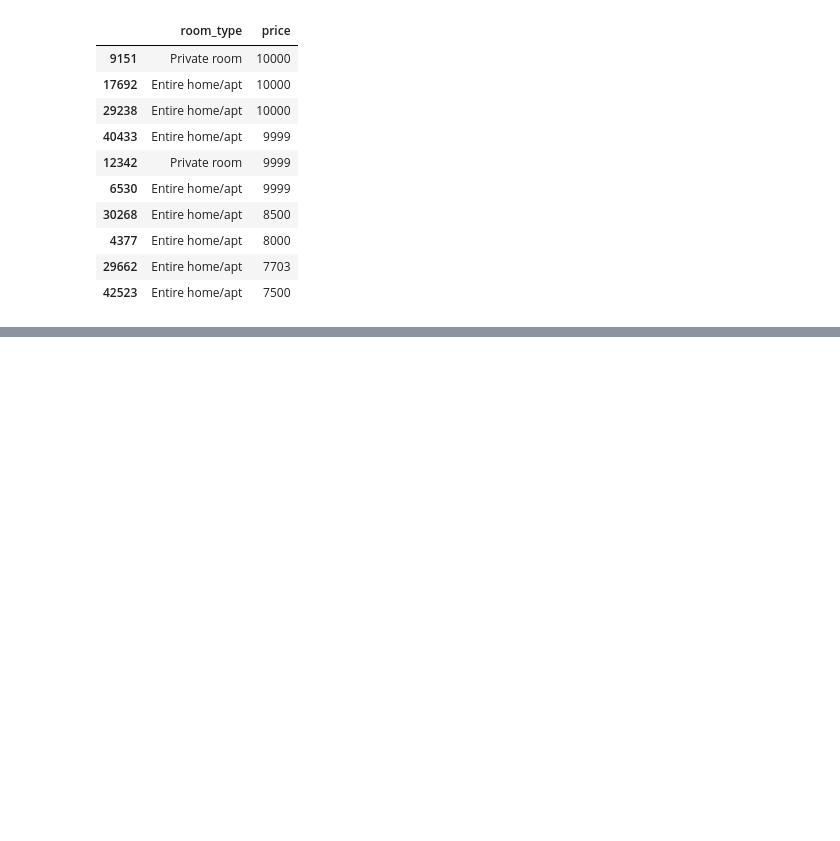
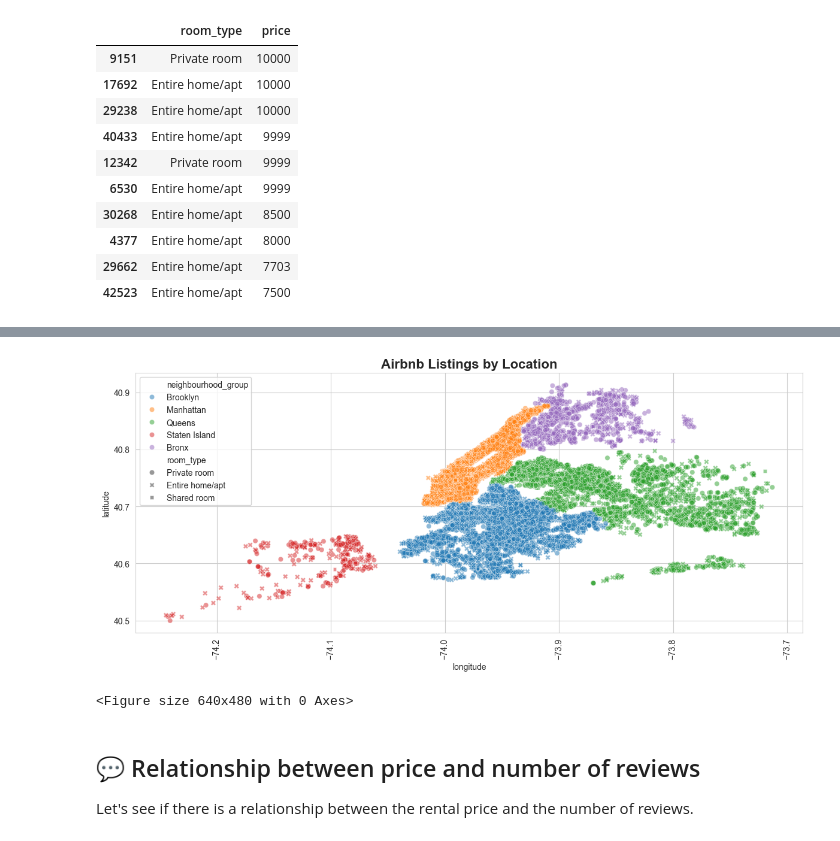
Before and after one commit to SuperYanka/airbnb-data-analysis, a Jupyter notebook: notebooks/EDA.ipynb, the cells around one changed output, grey strips where cells are left out. Cells and saved outputs as stored; diff of their text form; code cells hidden in the pictures; blank space fills up the shorter version.

```diff
--- a/notebooks/EDA.ipynb
+++ b/notebooks/EDA.ipynb
@@ -124,0 +184,15 @@ Passing `palette` without assigning `hue` is deprecated and will be removed in v
+# %%
+plt.figure(figsize=(12, 6))
+sns.scatterplot(x='longitude', y='latitude', hue='neighbourhood_group', style='room_type', data=data, alpha=0.5)
+plt.xticks(rotation=90)
+plt.title('Airbnb Listings by Location' , fontsize=16, fontweight='bold')
+plt.tight_layout(rect=[0, 0.03, 1, 0.95])
+plt.show()
+plt.savefig('../plots/airbnb_location_scatter.png')
+# %% [output]
+[figure, added]
+<Figure size 640x480 with 0 Axes>
+# %% [markdown]
+## 💬 Relationship between price and number of reviews
+
+Let's see if there is a relationship between the rental price and the number of reviews.
```
Also changed, not shown: parts of 23 cells of this notebook, 4 other files.
